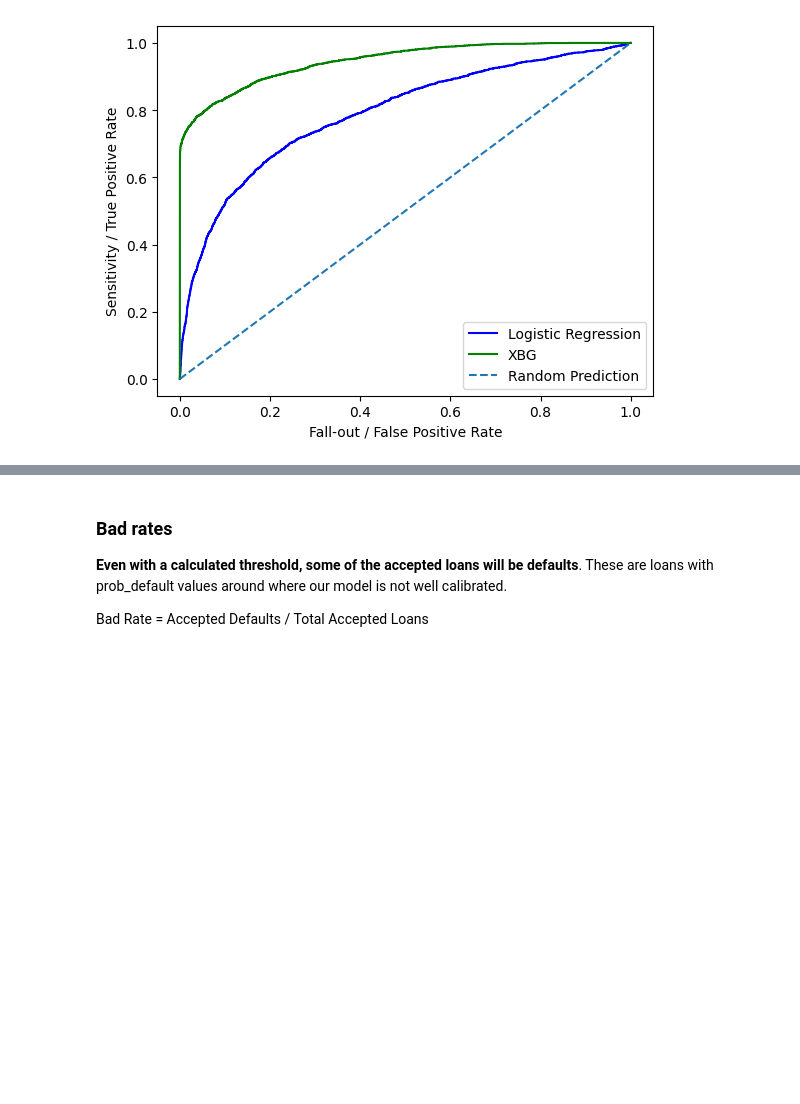
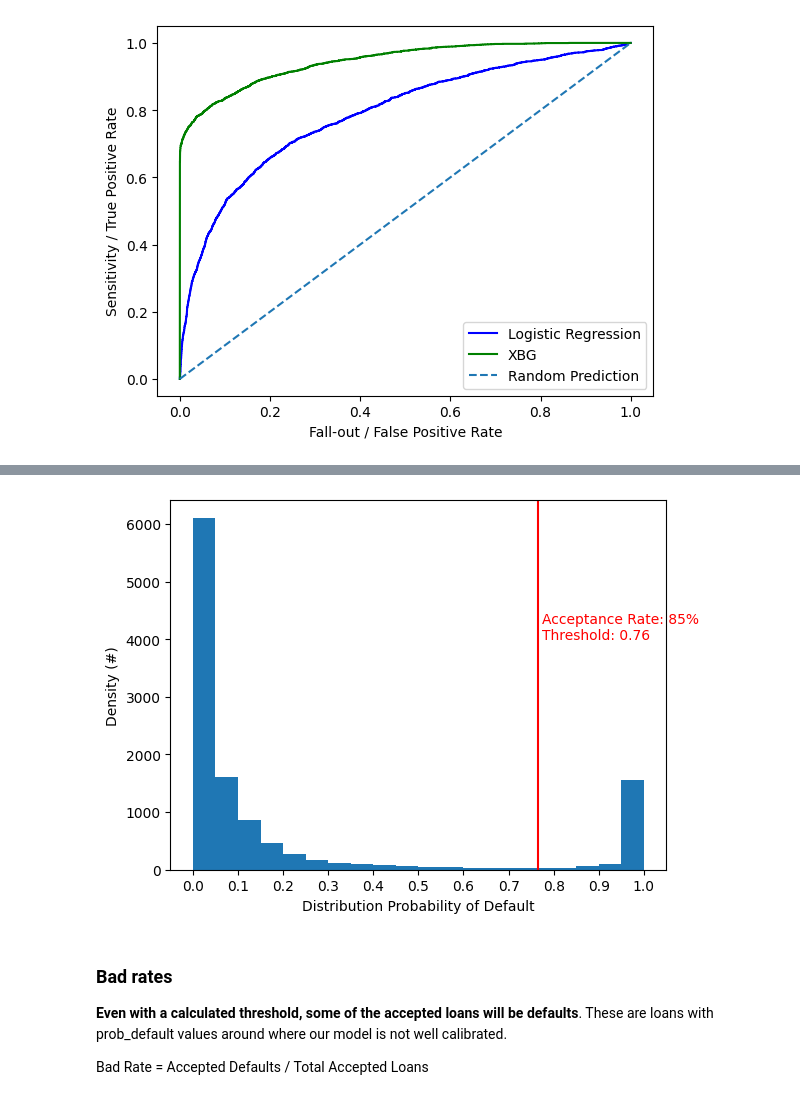
Before and after one commit to gio-remo/workbook-python, a Jupyter notebook: 04_Credit-Risk-Modeling/Credit Risk Modeling 4.ipynb, the cells around one changed output, grey strips where cells are left out. Cells and saved outputs as stored; diff of their text form; code cells hidden in the pictures; blank space fills up the shorter version.

```diff
--- a/04_Credit-Risk-Modeling/Credit Risk Modeling 4.ipynb
+++ b/04_Credit-Risk-Modeling/Credit Risk Modeling 4.ipynb
@@ -106,3 +106,12 @@ Previously we set a threshold for a range of prob_default values. This was used
 **Acceptance rate**: percentage of new loans that are accepted to keep low the number of defaults in portfolio.
 
 ![image.png](attachment:image.png)
+# %%
+# Preparing data
+pred = pd.DataFrame({
+    "true_loan_status": y_test,
+    "pred_loan_status": pred_gb,
+    "prob_default": pred_prob_gb
+})
+
+pred.head()
@@ -108,0 +125,13 @@ Previously we set a threshold for a range of prob_default values. This was used
+# %%
+# Set an acceptance rate and calculate the threshold for that rate.
+import numpy as np
+
+# Find threshold = quantile for acceptance rate of 85%
+threshold = np.quantile(pred["prob_default"], 0.85)
+
+# Apply acceptance rate threshold
+pred["pred_loan_status_threshold"] = pred["prob_default"].apply(lambda x: 1 if x > threshold else 0)
+
+print(pred["true_loan_status"].value_counts(), "\n")
+print(pred["pred_loan_status"].value_counts(), "\n")
+print(pred["pred_loan_status_threshold"].value_counts())
@@ -109,3 +153,13 @@ Previously we set a threshold for a range of prob_default values. This was used
+# %%
+plt.hist(pred["prob_default"], bins=20)
+plt.xticks(np.arange(0,1.1,0.1))
+plt.axvline(threshold, c="r")
+plt.text(x=threshold+0.01, y=4000, s=f"Acceptance Rate: 85%\nThreshold: {np.round(threshold,2)}", c="r")
+plt.xlabel("Distribution Probability of Default")
+plt.ylabel("Density (#)")
+plt.show()
+# %% [output]
+[figure, added]
 # %% [markdown]
 ### Bad rates
 
```
Also changed, not shown: parts of 5 cells of this notebook.
